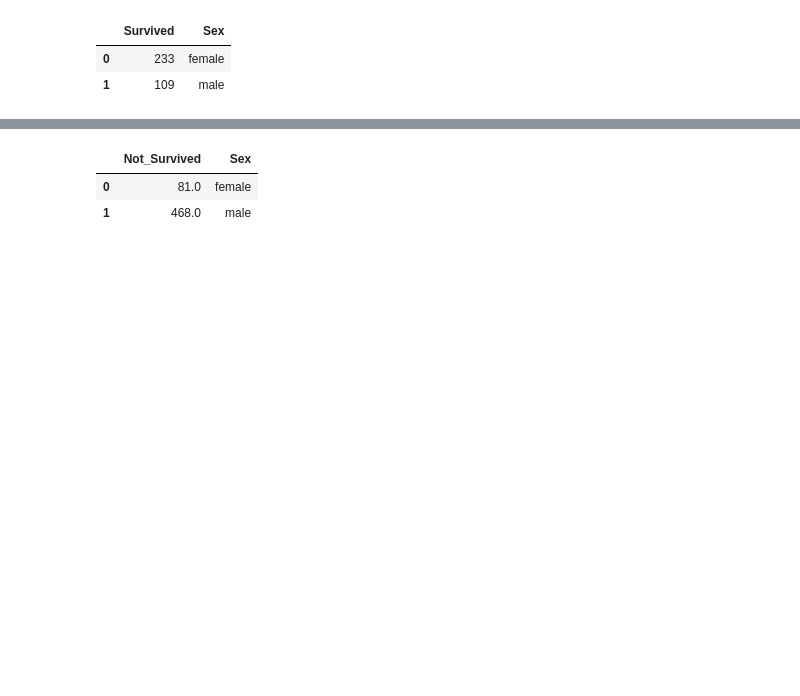
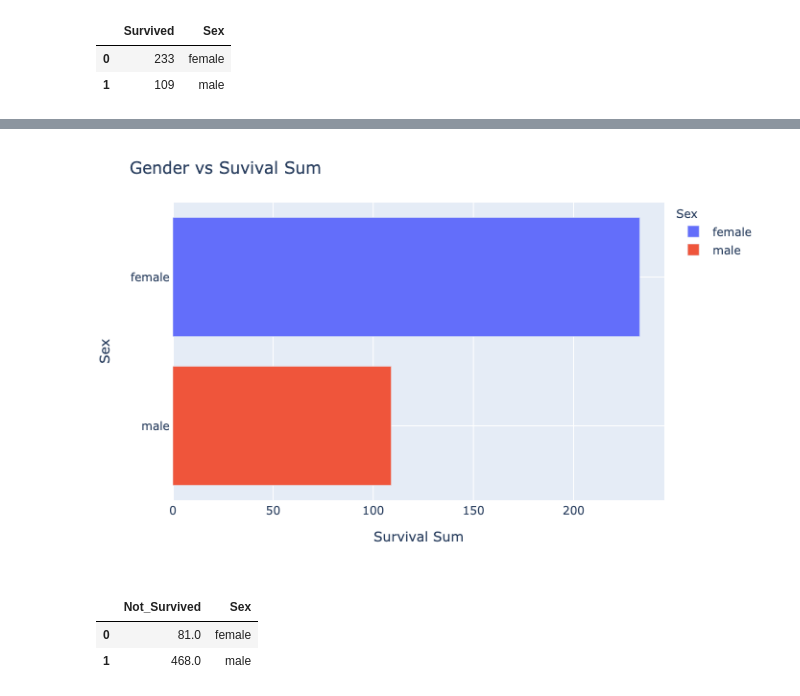
Before and after one commit to singhmnprt01/Data-Visualization, a Jupyter notebook: Python Data Visualization.ipynb, the cells around one changed output, grey strips where cells are left out. Cells and saved outputs as stored; diff of their text form; code cells hidden in the pictures; blank space fills up the shorter version.

```diff
--- a/Python Data Visualization.ipynb
+++ b/Python Data Visualization.ipynb
@@ -282,5 +286,5 @@ fig.update_layout(xaxis_title='Sex',yaxis_title='Survival Sum',title='Gender vs
 # %%
 ## Horizontal
 fig = px.bar(pivot_survived,x='Survived',y='Sex',color='Sex', height = 500,orientation='h')
-fig.update_layout(xaxis_title='Survival Sum',yaxis_title='Sex',title='Gender vs Suvival Sum').show();
+fig.update_layout(xaxis_title='Survival Sum',yaxis_title='Sex',title='Gender vs Suvival Sum').show("png");
 # %% [output]
@@ -288,3 +291,4 @@ fig.update_layout(xaxis_title='Survival Sum',yaxis_title='Sex',title='Gender vs
+[figure, added]
 # %%
 ######################################## Grouped & Stacked Bar Chart #################################################
 # %%
```
Also changed, not shown: parts of 10 cells of this notebook.
